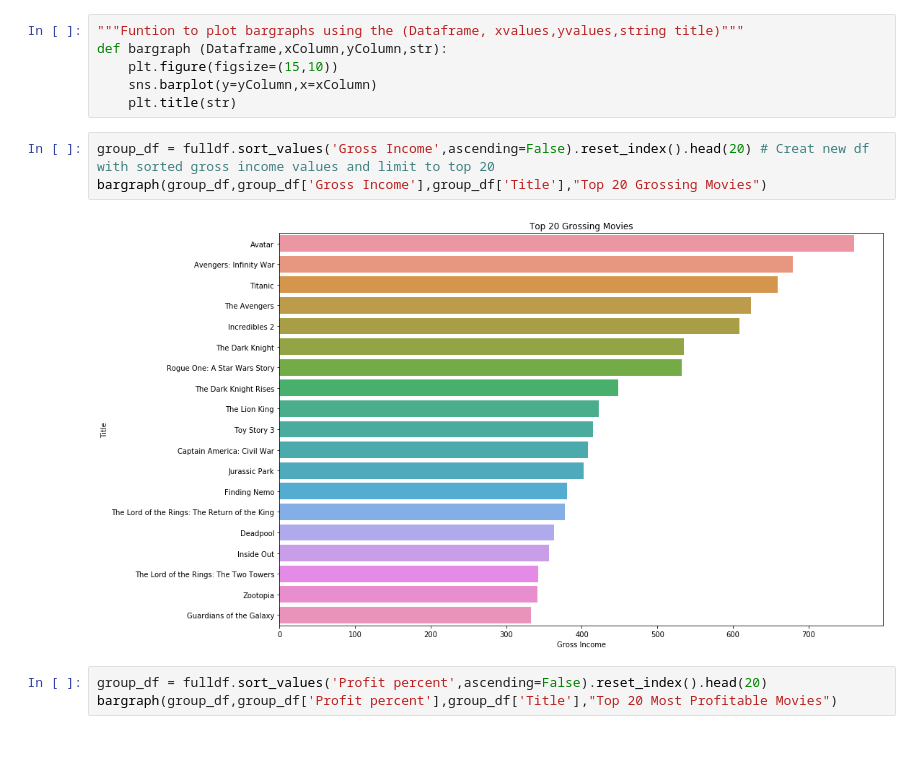
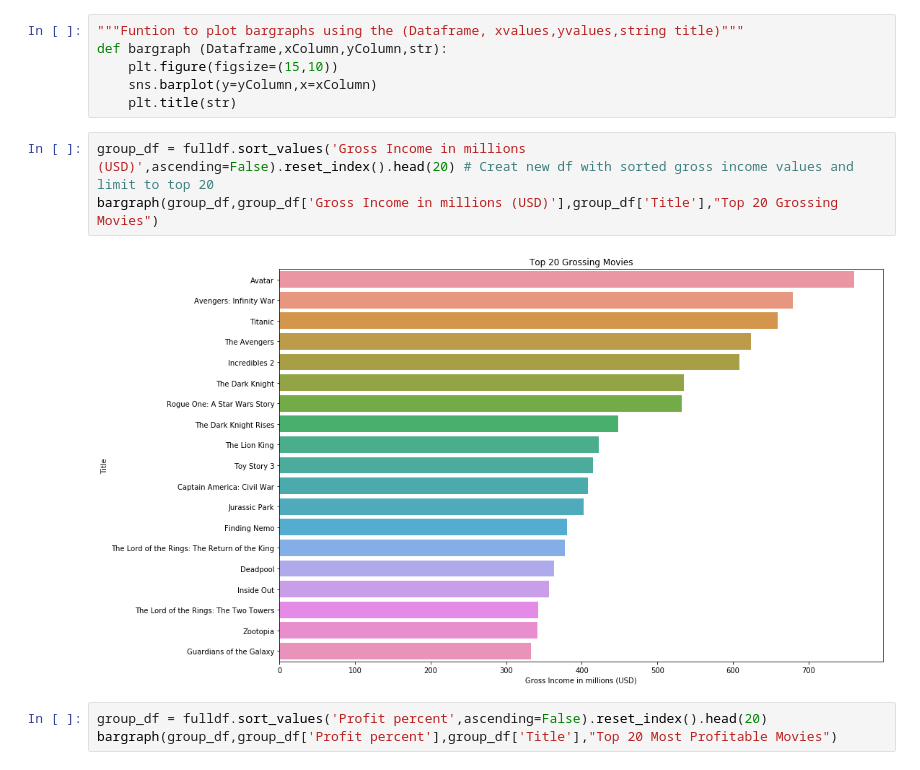
Before and after one commit to naik-sachin/project1, a Jupyter notebook: Notebooks/Visualization.ipynb, the cells around one changed output. Saved outputs shown, nothing was run; the diff lists cells and outputs as text.

Commit message:
"Added some regression plots and new barplots with single genre"

```diff
--- a/Notebooks/Visualization.ipynb
+++ b/Notebooks/Visualization.ipynb
@@ -24,10 +25,10 @@ def bargraph (Dataframe,xColumn,yColumn,str):
     sns.barplot(y=yColumn,x=xColumn)
     plt.title(str)
 # %%
-group_df = fulldf.sort_values('Gross Income',ascending=False).reset_index().head(20) # Creat new df with sorted gross income values and limit to top 20
-bargraph(group_df,group_df['Gross Income'],group_df['Title'],"Top 20 Grossing Movies")
+group_df = fulldf.sort_values('Gross Income in millions (USD)',ascending=False).reset_index().head(20) # Creat new df with sorted gross income values and limit to top 20
+bargraph(group_df,group_df['Gross Income in millions (USD)'],group_df['Title'],"Top 20 Grossing Movies")
 # %% [output]
-[figure, old version]
+[figure, new version]
 # %%
 group_df = fulldf.sort_values('Profit percent',ascending=False).reset_index().head(20)
 bargraph(group_df,group_df['Profit percent'],group_df['Title'],"Top 20 Most Profitable Movies")
```
Also changed, not shown: parts of 41 cells of this notebook, 2 other files.
